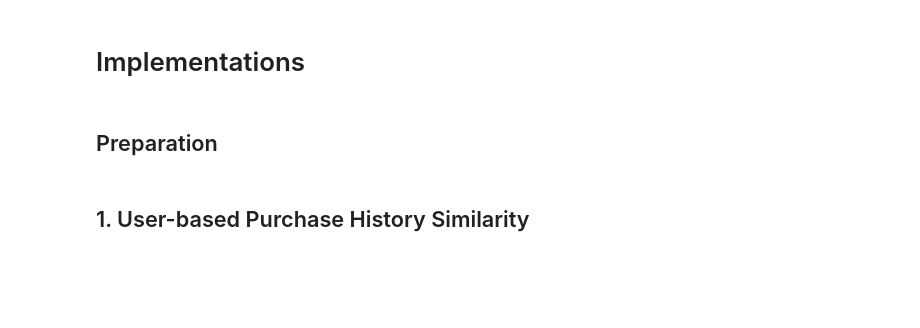
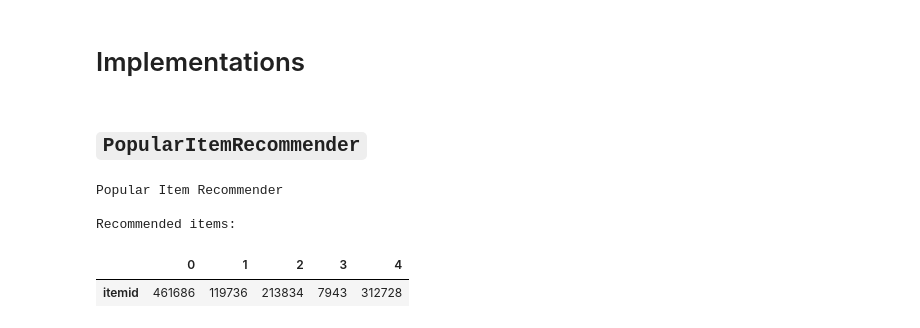
Before and after one commit to matthew-balogh/recommendation-systems-project, a Jupyter notebook: project.ipynb, the cells around one changed output. Cells and saved outputs as stored; diff of their text form; code cells hidden in the pictures; blank space fills up the shorter version.

```diff
--- a/project.ipynb
+++ b/project.ipynb
@@ -171,2 +182,2 @@ plt.show()
 # %% [markdown]
-## Preparation
+## `PopularItemRecommender`
@@ -177,2 +184,37 @@ assert transaction_events[transaction_events['visitorid'] == designated_visitor_
-# %% [markdown]
-## 1. User-based Purchase History Similarity
+# %%
+class PopularItemRecommender():
+    def __init__(self, transactions, verb=False):
+        self.transactions = transactions
+        self.verb = verb
+
+        if self.verb:
+            self.welcome()
+
+    def welcome(self):
+        print("Popular Item Recommender", "\n")
+
+    def recommend(self, n):
+        items_recommended = (
+            self.transactions.groupby(by='itemid')['transactionid']
+            .count()
+            .sort_values(ascending=False)[:n]
+            .index
+            .tolist()
+        )
+
+        if self.verb:
+            print("Recommended items:", "\n")
+            display(pd.Series(items_recommended, name="itemid").to_frame().T)
+
+        return items_recommended
+# %%
+items_recommended = (
+    PopularItemRecommender(transaction_events, verb=True)
+        .recommend(N)
+)
+# %% [output]
+Popular Item Recommender
+
+Recommended items:
+|  | 0 | 1 | 2 | 3 | 4 |
+| itemid | 461686 | 119736 | 213834 | 7943 | 312728 |
```
Also changed, not shown: parts of 37 cells of this notebook.
